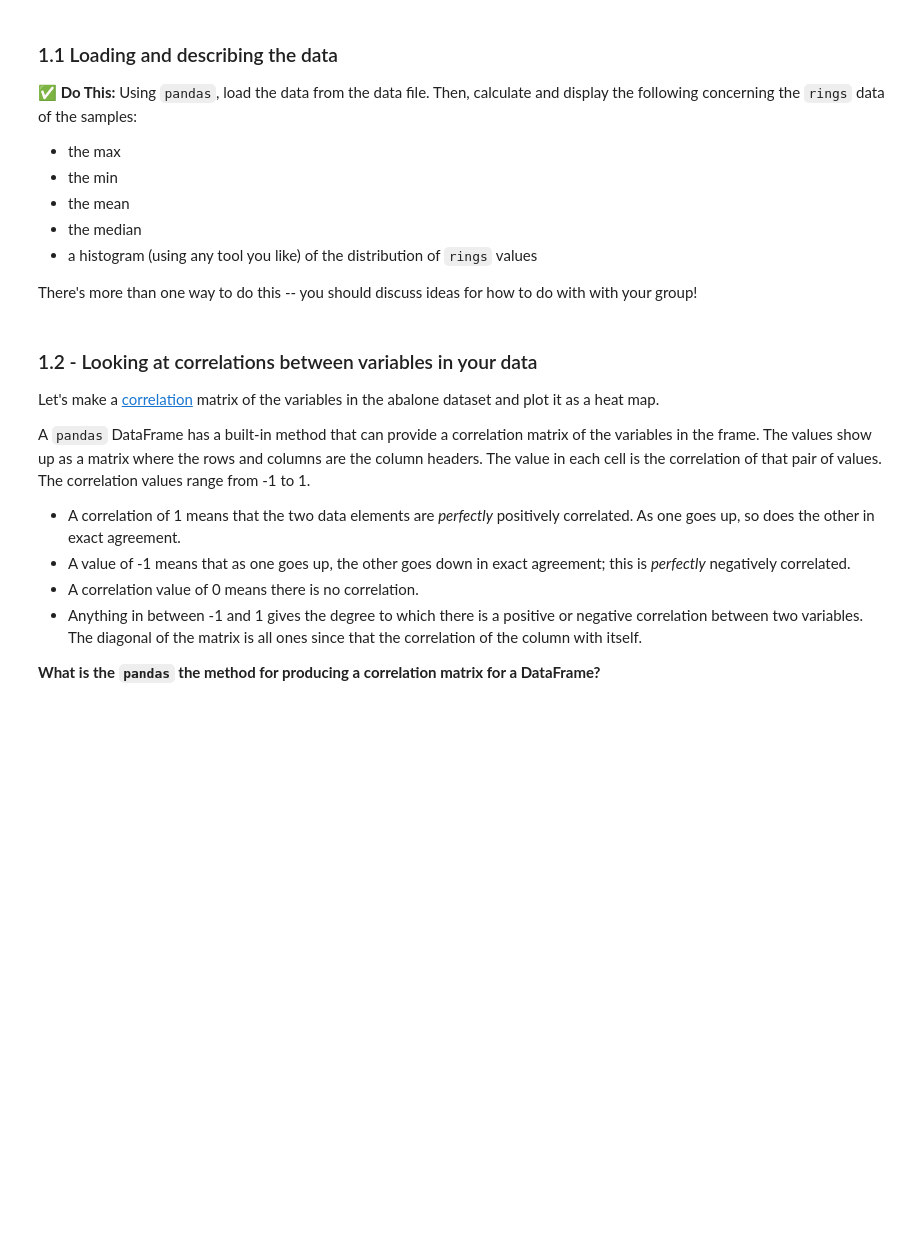
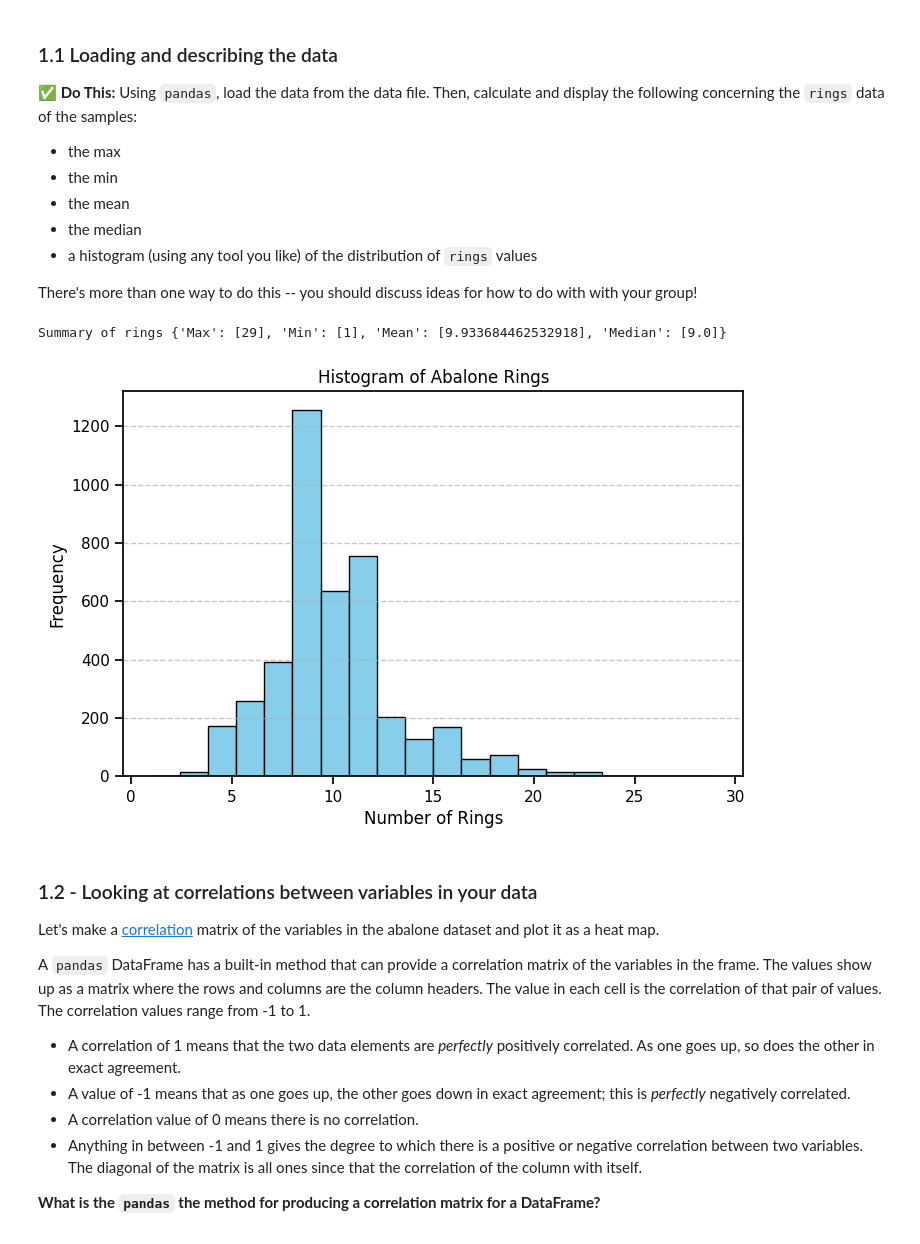
Before and after one commit to Andrew00-jpg/CMSE202-f25-turnin, a Jupyter notebook: Day-13/Day-13_In-Class-Regression-aes.ipynb, the cells around one changed output. Saved outputs shown, nothing was run; the diff lists cells and outputs as text; code cells hidden in the pictures; blank space fills up the shorter version.

```diff
--- a/Day-13/Day-13_In-Class-Regression-aes.ipynb
+++ b/Day-13/Day-13_In-Class-Regression-aes.ipynb
@@ -79,3 +71,43 @@ sns.set_context("notebook")
+# %%
+# put your code here
+import matplotlib.pyplot as plt
+import pandas as pd
+import seaborn as sns
+import numpy as np
+
+sns.set_context("notebook")
+
+import pandas as pd
+import matplotlib.pyplot as plt
+
+columns = ["Sex", "Length", "Diameter", "Height",
+           "Whole_weight", "Shucked_weight", "Viscera_weight",
+           "Shell_weight", "Rings"]
+
+#  Load the data
+df = pd.read_csv('Dataset.data', sep='\s+', names=columns)
+
+#  Calculate statistics
+rings_stats = {
+    "Max": [df['Rings'].max()],
+    "Min": [df['Rings'].min()],
+    "Mean": [df['Rings'].mean()],
+    "Median": [df['Rings'].median()]
+}
+
+print("Summary of rings",rings_stats)
+
+# Plot histogram for visualization
+plt.figure(figsize=(8, 5))
+plt.hist(df['Rings'], bins=20, edgecolor='black', color='skyblue')
+plt.xlabel('Number of Rings')
+plt.ylabel('Frequency')
+plt.title('Histogram of Abalone Rings')
+plt.grid(axis='y', linestyle='--', alpha=0.7)
+plt.show()
+# %% [output]
+Summary of rings {'Max': [29], 'Min': [1], 'Mean': [9.933684462532918], 'Median': [9.0]}
+[figure, added]
 # %% [markdown]
 ### 1.2 - Looking at correlations between variables in your data
 
```
Also changed, not shown: parts of 35 cells of this notebook.
